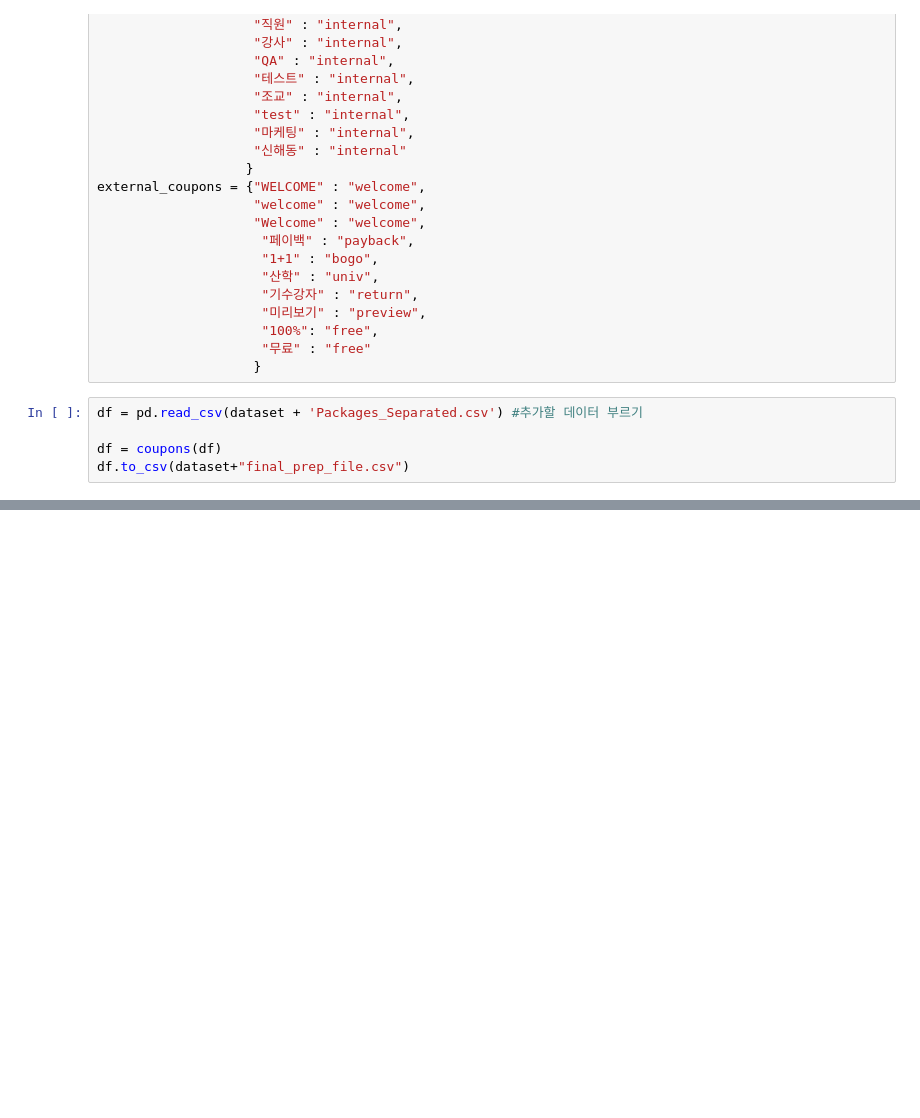
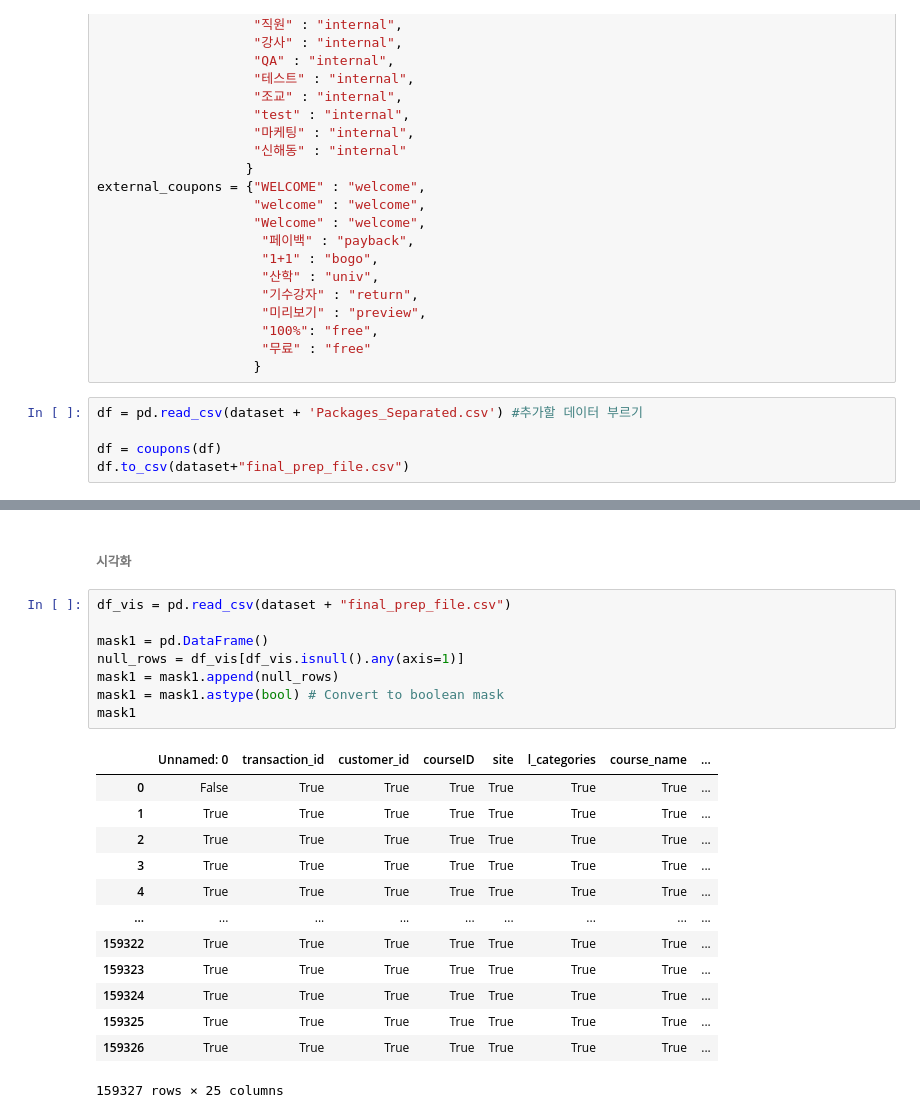
Before and after one commit to jasonheesanglee/YEAR_DREAM, a Jupyter notebook: FC_PJT/FC_PJT2.ipynb, the cells around one changed output, grey strips where cells are left out. Saved outputs shown, nothing was run; the diff lists cells and outputs as text; blank space fills up the shorter version.

```diff
--- a/FC_PJT/FC_PJT2.ipynb
+++ b/FC_PJT/FC_PJT2.ipynb
@@ -416,0 +500,24 @@ df.to_csv(dataset+"final_prep_file.csv")
+# %% [markdown]
+###### 시각화
+# %%
+df_vis = pd.read_csv(dataset + "final_prep_file.csv")
+
+mask1 = pd.DataFrame()
+null_rows = df_vis[df_vis.isnull().any(axis=1)]
+mask1 = mask1.append(null_rows)
+mask1 = mask1.astype(bool) # Convert to boolean mask
+mask1
+# %% [output]
+|  | Unnamed: 0 | transaction_id | customer_id | courseID | site | l_categories | course_name | ... |
+| 0 | False | True | True | True | True | True | True | ... |
+| 1 | True | True | True | True | True | True | True | ... |
+| 2 | True | True | True | True | True | True | True | ... |
+| 3 | True | True | True | True | True | True | True | ... |
+| 4 | True | True | True | True | True | True | True | ... |
+| ... | ... | ... | ... | ... | ... | ... | ... | ... |
+| 159322 | True | True | True | True | True | True | True | ... |
+| 159323 | True | True | True | True | True | True | True | ... |
+| 159324 | True | True | True | True | True | True | True | ... |
+| 159325 | True | True | True | True | True | True | True | ... |
+| 159326 | True | True | True | True | True | True | True | ... |
+159327 rows × 25 columns
```
Also changed, not shown: parts of 27 cells of this notebook.
